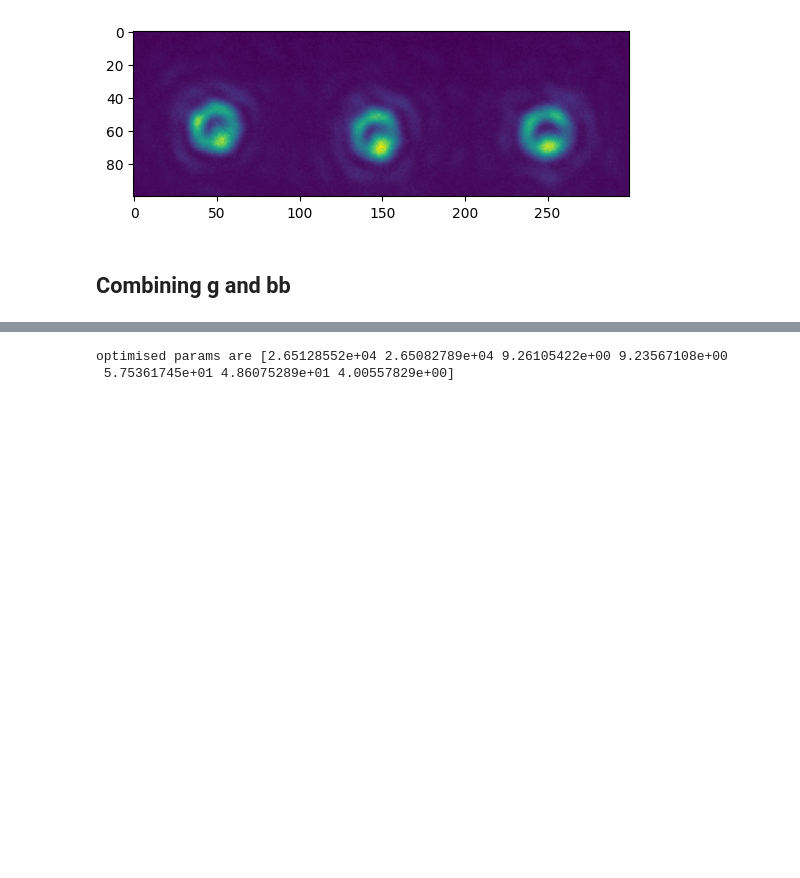
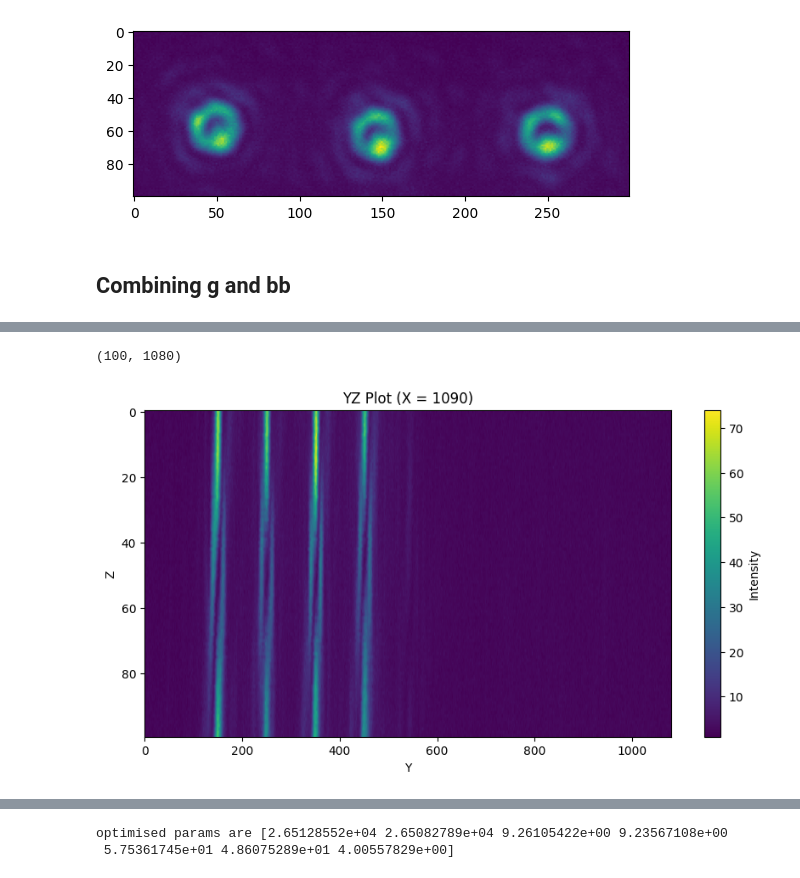
Before and after one commit to MattBae/Holography, a Jupyter notebook: notebooks/Scratchpad.ipynb, the cells around one changed output, grey strips where cells are left out. Cells and saved outputs as stored; diff of their text form; code cells hidden in the pictures; blank space fills up the shorter version.

```diff
--- a/notebooks/Scratchpad.ipynb
+++ b/notebooks/Scratchpad.ipynb
@@ -94,0 +167,2 @@ writing phase
+# %%
+imgs = get_3d_images(fs,p,N = 100)
@@ -94,0 +188,5 @@ writing phase
+# %%
+plot_axial(plane='YZ',index = 1090,images = imgs)
+# %% [output]
+(100, 1080)
+[figure, added]
```
Also changed, not shown: parts of 34 cells of this notebook, 11 other files.
